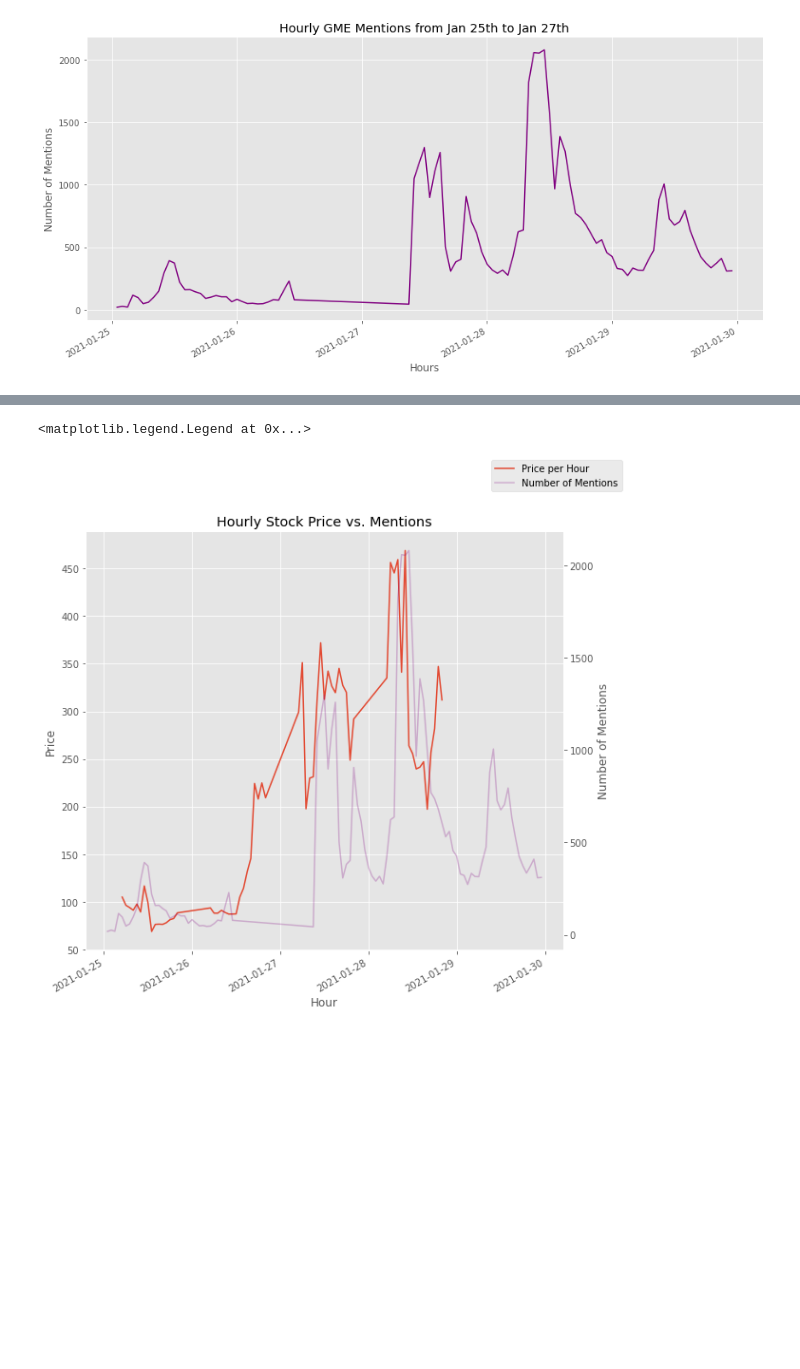
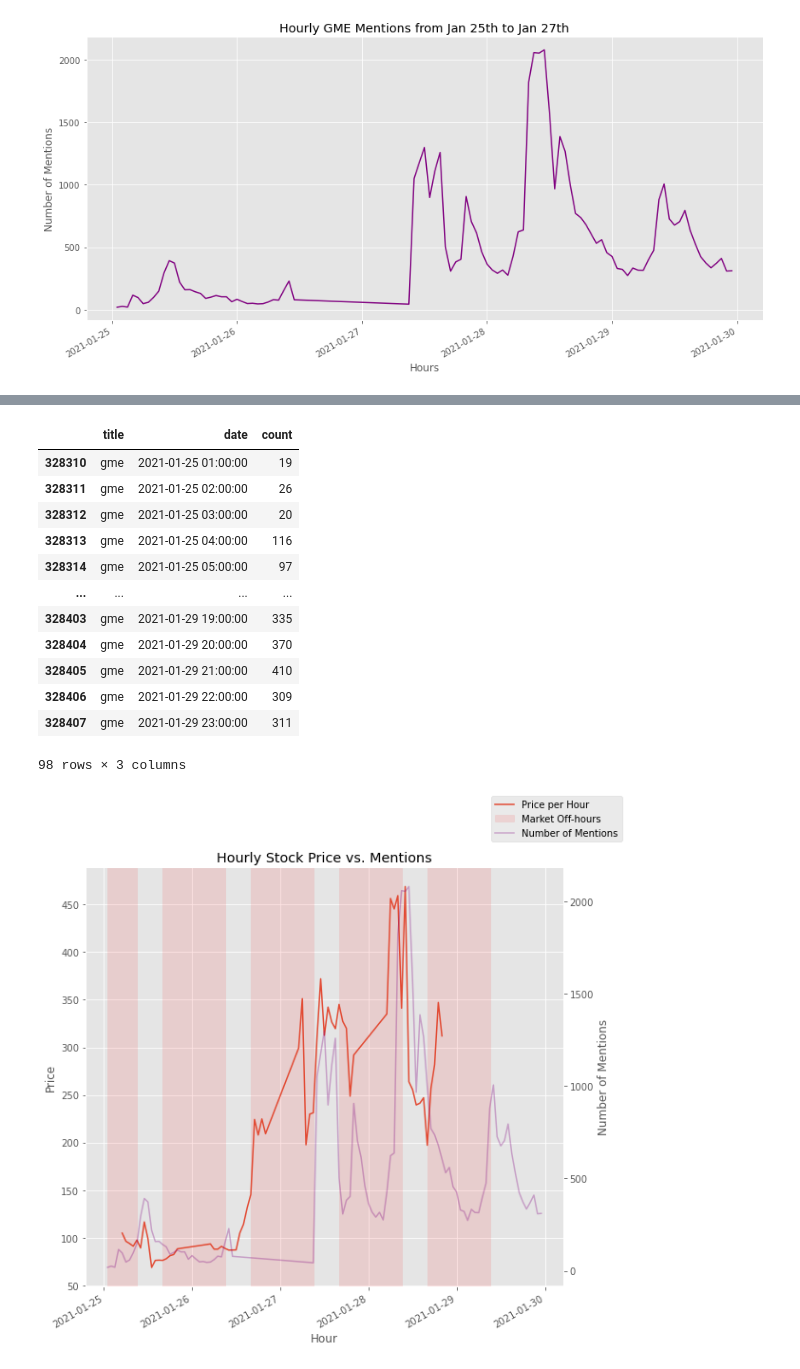
Before and after one commit to daniellkennett/WallstreetbetsAnalysis, a Jupyter notebook: WSB EDA.ipynb, the cells around one changed output, grey strips where cells are left out. Saved outputs shown, nothing was run; the diff lists cells and outputs as text; code cells hidden in the pictures; blank space fills up the shorter version.

```diff
--- a/WSB EDA.ipynb
+++ b/WSB EDA.ipynb
@@ -187,12 +187,16 @@ gme = data[0].reset_index()
 gme_daily = gme[(gme['date'] >= '2020-12-31') & (gme['date'] <= '2021-02-16')]
 gme_daily.to_csv('gme_daily_prices')
 gme_daily=gme_daily.sort_values('date', ascending=True)
-
+gme_daily['percent change'] = gme_daily['4. close'].pct_change()
 
 
 
 data = ts.get_intraday('GME', interval = '60min', outputsize='full')
 gme = data[0].reset_index()
+gme_hourly_full = gme[(gme['date'] >= '2020-12-31') & (gme['date'] <= '2021-02-16')]
+gme_hourly_full = gme_hourly_full.sort_values('date', ascending=True)
+
 gme_hourly = gme[(gme['date'] >= '2021-01-25') & (gme['date'] <= '2021-01-29')]
 gme_hourly = gme_hourly.sort_values('date', ascending=True)
+gme_hourly['percent change'] = gme_hourly['4. close'].pct_change()
 # %%
@@ -222,23 +229,40 @@ fig.legend()
 # %%
 fig, ax1 = plt.subplots(figsize = (9,9))
 ax2 = ax1.twinx()
 
 ax1.plot(gme_hourly['date'], gme_hourly['4. close'], label = 'Price per Hour')
 ax1.set_xlabel('Hour')
 ax1.set_ylabel('Price')
 ax1.set_title('Hourly Stock Price vs. Mentions')
-
+ax1.axvspan('2021-01-25 01:00:00', '2021-01-25 09:00:00', color='red', alpha=0.1, label='Market Off-hours')
+ax1.axvspan('2021-01-25 16:00:00', '2021-01-26 09:00:00', color='red', alpha=0.1)
+ax1.axvspan('2021-01-26 16:00:00', '2021-01-27 09:00:00', color='red', alpha=0.1)
+ax1.axvspan('2021-01-27 16:00:00', '2021-01-28 09:00:00', color='red', alpha=0.1)
+ax1.axvspan('2021-01-28 16:00:00', '2021-01-29 09:00:00', color='red', alpha=0.1)
 
 x = gme_hour['date']
 y = gme_hour['count']
 
-ax2.plot(x,y, color = 'purple', label = 'Number of Mentions', alpha=.25)
+ax2.plot(x,y, color = 'purple', label = 'Number of Mentions', alpha=.3)
 ax2.grid(b=False)
 ax2.set_ylabel('Number of Mentions')
 
 
 fig.autofmt_xdate()
 fig.legend()
+gme_hour
 # %% [output]
+|  | title | date | count |
+| 328310 | gme | 2021-01-25 01:00:00 | 19 |
+| 328311 | gme | 2021-01-25 02:00:00 | 26 |
+| 328312 | gme | 2021-01-25 03:00:00 | 20 |
+| 328313 | gme | 2021-01-25 04:00:00 | 116 |
+| 328314 | gme | 2021-01-25 05:00:00 | 97 |
+| ... | ... | ... | ... |
+| 328403 | gme | 2021-01-29 19:00:00 | 335 |
+| 328404 | gme | 2021-01-29 20:00:00 | 370 |
+| 328405 | gme | 2021-01-29 21:00:00 | 410 |
+| 328406 | gme | 2021-01-29 22:00:00 | 309 |
+| 328407 | gme | 2021-01-29 23:00:00 | 311 |
-<matplotlib.legend.Legend at 0x...>
+98 rows × 3 columns
-[figure, old version]
+[figure, new version]
```
Also changed, not shown: parts of 4 cells of this notebook, 6 other files.
